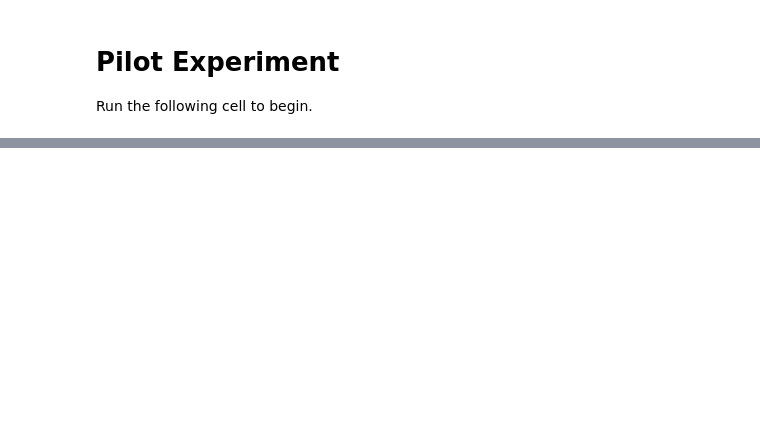
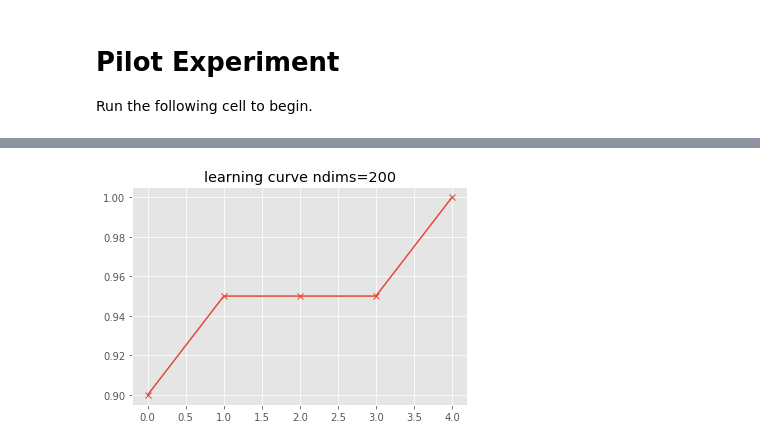
Before and after one commit to alexyku/curse-of-dimensionality, a Jupyter notebook: notebooks/pilot.ipynb, the cells around one changed output, grey strips where cells are left out. Saved outputs shown, nothing was run; the diff lists cells and outputs as text; code cells hidden in the pictures; blank space fills up the shorter version.

```diff
--- a/notebooks/pilot.ipynb
+++ b/notebooks/pilot.ipynb
@@ -26,0 +29,13 @@ np.savez(os.path.join(outdir, "blocks.npz"), *blocks)
+# %%
+# to load back for analysis
+# config = dict(np.load(os.path.join(outdir, "config.npz")).items())
+# blocks = [list(x) for _, x in np.load(os.path.join(outdir, "blocks.npz")).items()]
+
+acc_per_block = [
+    np.mean([x["category"] == x["predicted_category"] for x in block]) for block in blocks
+]
+
+plt.plot(acc_per_block, marker="x")
+plt.title("learning curve ndims=200");
+# %% [output]
+[figure, added]
```
Also changed, not shown: parts of 2 cells of this notebook.
